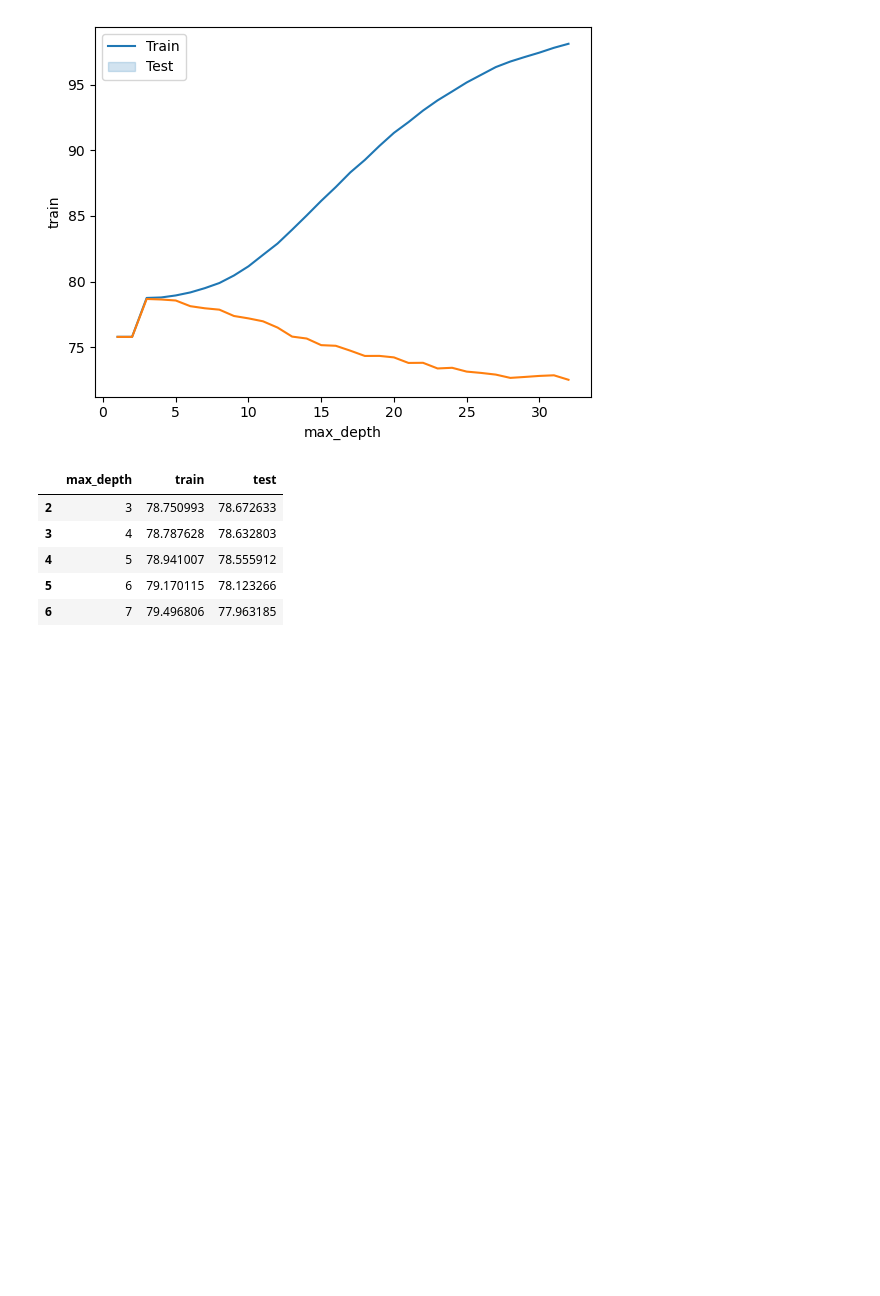
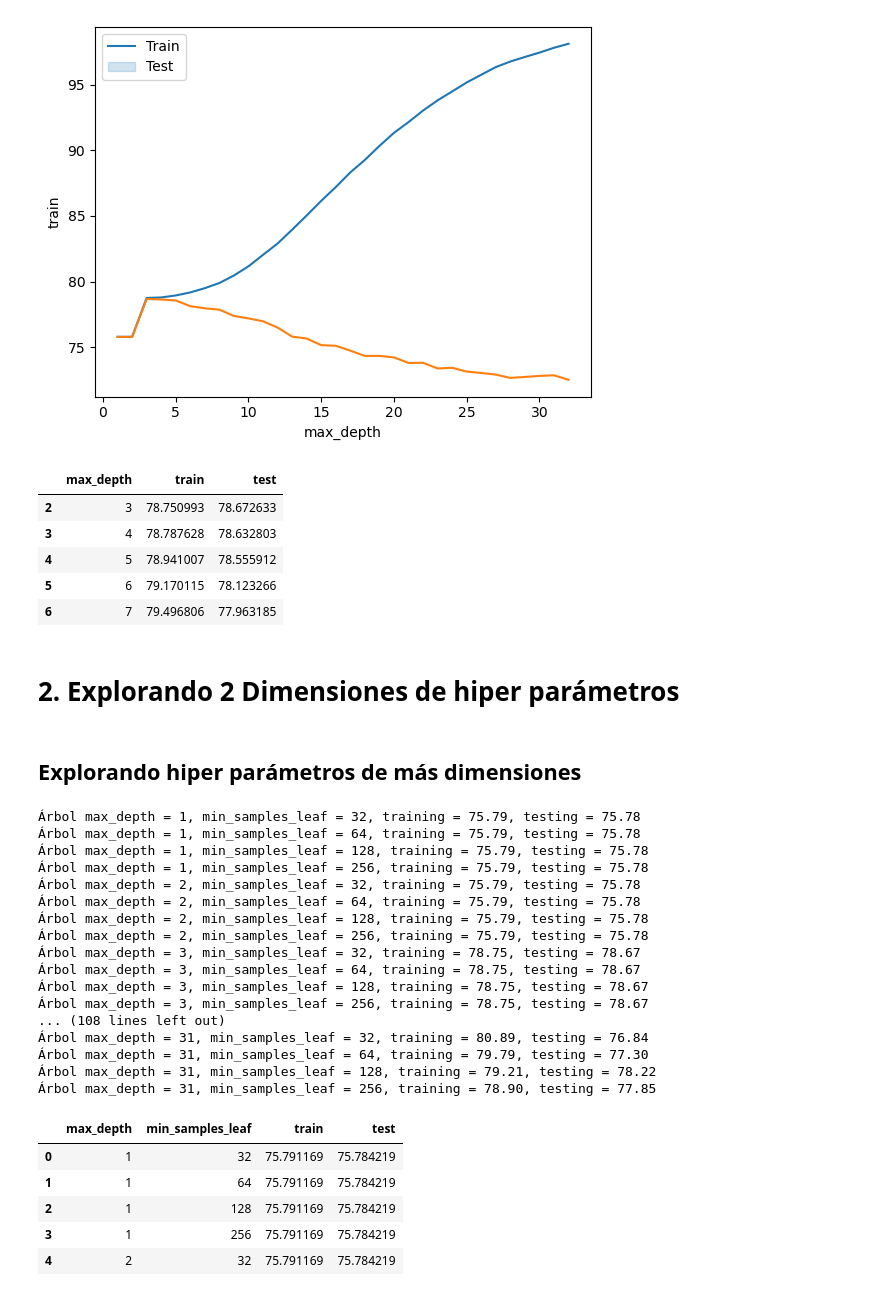
Before and after one commit to juliopzsosa/my-learning-path, a Jupyter notebook: alura-oracle-next-education/2023-02-alumnione/03-python/04-machine-learning/02-model-optimization-through-hyperparameters/introduccion_machine_learning_optimizacion.ipynb, the cells around one changed output. Drawn from its saved outputs; the diff is of its cells as text; code cells hidden in the pictures; blank space fills up the shorter version.

```diff
--- a/alura-oracle-next-education/2023-02-alumnione/03-python/04-machine-learning/02-model-optimization-through-hyperparameters/introduccion_machine_learning_optimizacion.ipynb
+++ b/alura-oracle-next-education/2023-02-alumnione/03-python/04-machine-learning/02-model-optimization-through-hyperparameters/introduccion_machine_learning_optimizacion.ipynb
@@ -281,3 +281,56 @@ resultados.sort_values('test', ascending = False).head()
 | 4 | 5 | 78.941007 | 78.555912 |
 | 5 | 6 | 79.170115 | 78.123266 |
 | 6 | 7 | 79.496806 | 77.963185 |
+# %% [markdown]
+# **2. Explorando 2 Dimensiones de hiper parámetros**
+# %% [markdown]
+## Explorando hiper parámetros de más dimensiones
+# %%
+def iniciar_arbol_de_decision(max_depth, min_samples_leaf):
+    SEED = 301
+    np.random.seed(SEED)
+
+    cv = GroupKFold(n_splits = 10)
+    modelo = DecisionTreeClassifier(max_depth=max_depth, min_samples_leaf=min_samples_leaf)
+    results = cross_validate(modelo, x_ord, y_ord, cv = cv, groups = datos.modelo, return_train_score=True)
+    test_score = results['test_score'].mean()*100
+    train_score = results['train_score'].mean()*100
+    print('Árbol max_depth = %d, min_samples_leaf = %d, training = %.2f, testing = %.2f' % (max_depth, min_samples_leaf, train_score, test_score))
+    tabla = [max_depth, min_samples_leaf, train_score, test_score]
+    return tabla
+
+def buscar():
+    resultados = []
+    for max_depth in range(1,32):
+        for min_samples_leaf in [32, 64, 128, 256]:
+            tabla = iniciar_arbol_de_decision(max_depth, min_samples_leaf)
+            resultados.append(tabla)
+    resultados = pd.DataFrame(resultados, columns = ['max_depth', 'min_samples_leaf', 'train', 'test'])
+    return resultados
+
+resultados = buscar()
+resultados.head()
+# %% [output]
+Árbol max_depth = 1, min_samples_leaf = 32, training = 75.79, testing = 75.78
+Árbol max_depth = 1, min_samples_leaf = 64, training = 75.79, testing = 75.78
+Árbol max_depth = 1, min_samples_leaf = 128, training = 75.79, testing = 75.78
+Árbol max_depth = 1, min_samples_leaf = 256, training = 75.79, testing = 75.78
+Árbol max_depth = 2, min_samples_leaf = 32, training = 75.79, testing = 75.78
+Árbol max_depth = 2, min_samples_leaf = 64, training = 75.79, testing = 75.78
+Árbol max_depth = 2, min_samples_leaf = 128, training = 75.79, testing = 75.78
+Árbol max_depth = 2, min_samples_leaf = 256, training = 75.79, testing = 75.78
+Árbol max_depth = 3, min_samples_leaf = 32, training = 78.75, testing = 78.67
+Árbol max_depth = 3, min_samples_leaf = 64, training = 78.75, testing = 78.67
+Árbol max_depth = 3, min_samples_leaf = 128, training = 78.75, testing = 78.67
+Árbol max_depth = 3, min_samples_leaf = 256, training = 78.75, testing = 78.67
+... (108 lines left out)
+Árbol max_depth = 31, min_samples_leaf = 32, training = 80.89, testing = 76.84
+Árbol max_depth = 31, min_samples_leaf = 64, training = 79.79, testing = 77.30
+Árbol max_depth = 31, min_samples_leaf = 128, training = 79.21, testing = 78.22
+Árbol max_depth = 31, min_samples_leaf = 256, training = 78.90, testing = 77.85
+|  | max_depth | min_samples_leaf | train | test |
+| 0 | 1 | 32 | 75.791169 | 75.784219 |
+| 1 | 1 | 64 | 75.791169 | 75.784219 |
+| 2 | 1 | 128 | 75.791169 | 75.784219 |
+| 3 | 1 | 256 | 75.791169 | 75.784219 |
+| 4 | 2 | 32 | 75.791169 | 75.784219 |
```
Also changed, not shown: parts of 8 cells of this notebook.
